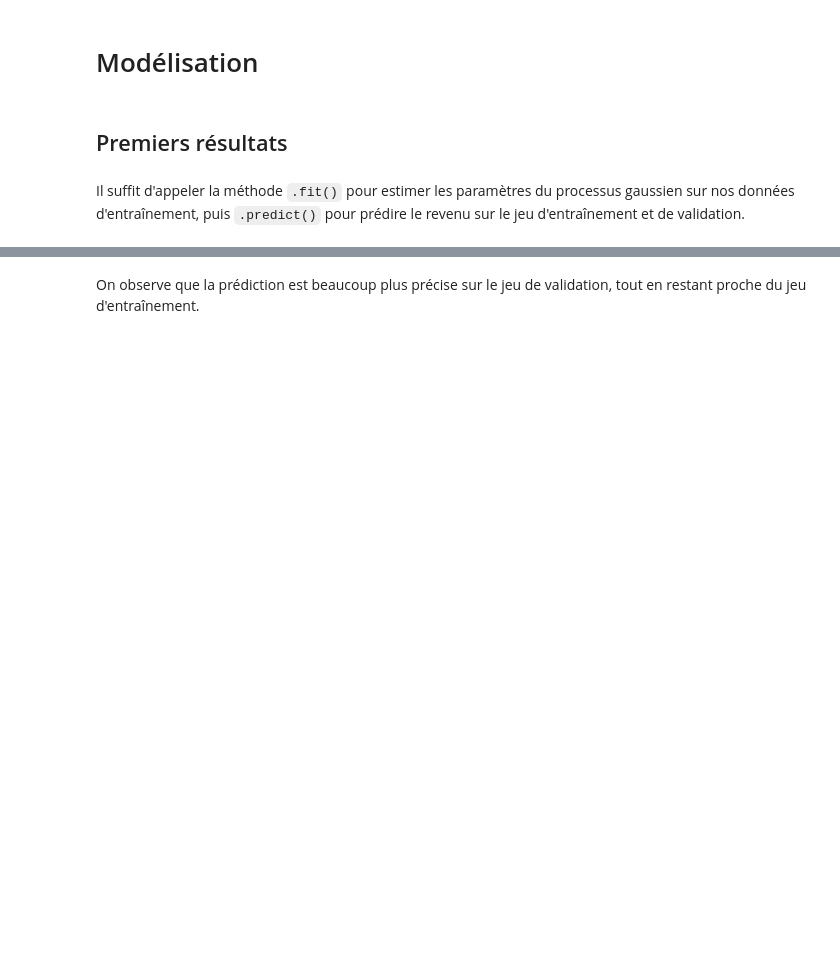
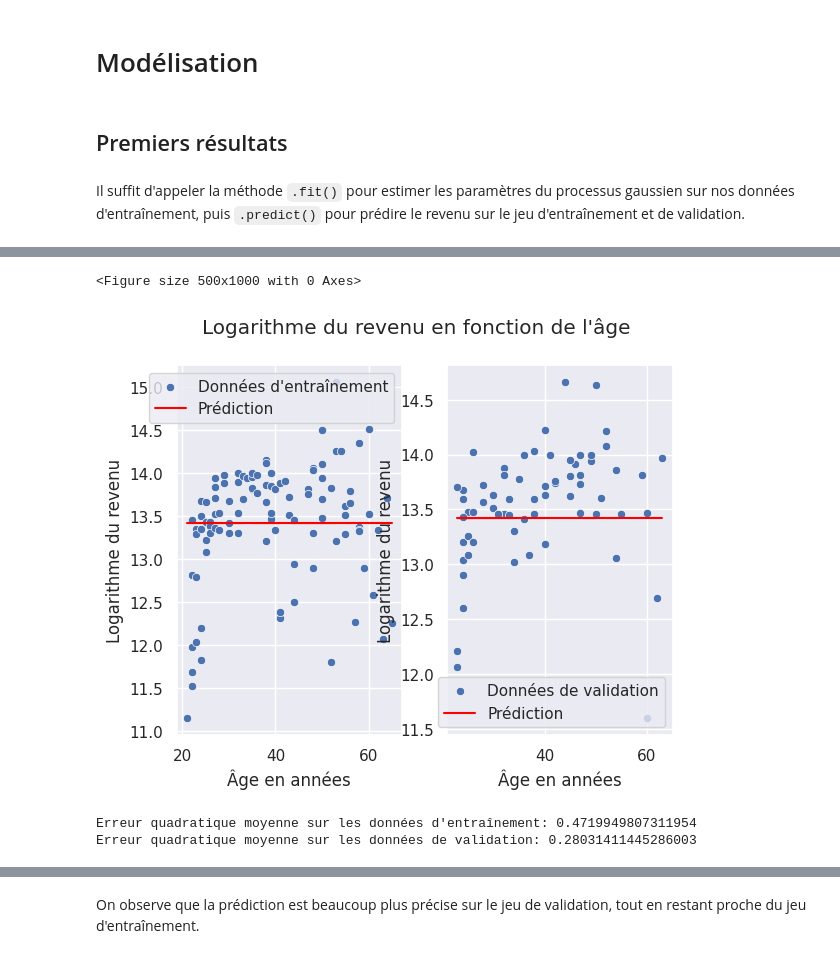
Before and after one commit to cmnemoi/GaussianProcess, a Jupyter notebook: notebook.ipynb, the cells around one changed output, grey strips where cells are left out. Drawn from its saved outputs; the diff is of its cells as text; code cells hidden in the pictures; blank space fills up the shorter version.

```diff
--- a/notebook.ipynb
+++ b/notebook.ipynb
@@ -124,0 +117,17 @@ Erreur quadratique moyenne sur les données de validation: 27.95813575767169
+# %%
+ess_gaussian_process = GaussianProcess(kernel='exp_sine_squared')
+ess_gaussian_process.fit(X_train, y_train)
+
+y_train_pred, _ = ess_gaussian_process.predict(X_train)
+y_val_pred, _ = ess_gaussian_process.predict(X_val)
+
+plot_train_and_val(X_train, y_train, y_train_pred, X_val, y_val, y_val_pred)
+# %% [output]
+<Figure size 500x1000 with 0 Axes>
+[figure, added]
+# %%
+print(f"Erreur quadratique moyenne sur les données d'entraînement: {ess_gaussian_process.score(X_train, y_train)}")
+print(f"Erreur quadratique moyenne sur les données de validation: {ess_gaussian_process.score(X_val, y_val)}")
+# %% [output]
+Erreur quadratique moyenne sur les données d'entraînement: 0.4719949807311954
+Erreur quadratique moyenne sur les données de validation: 0.28031411445286003
```
Also changed, not shown: parts of 21 cells of this notebook, 1 other file.
